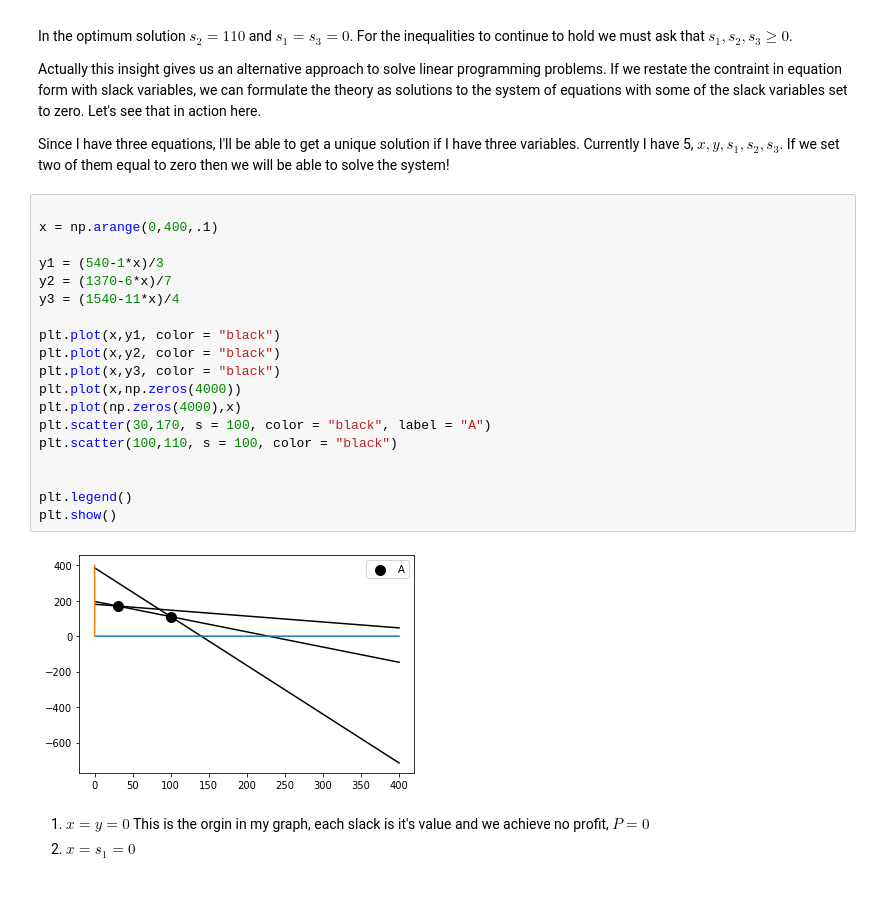
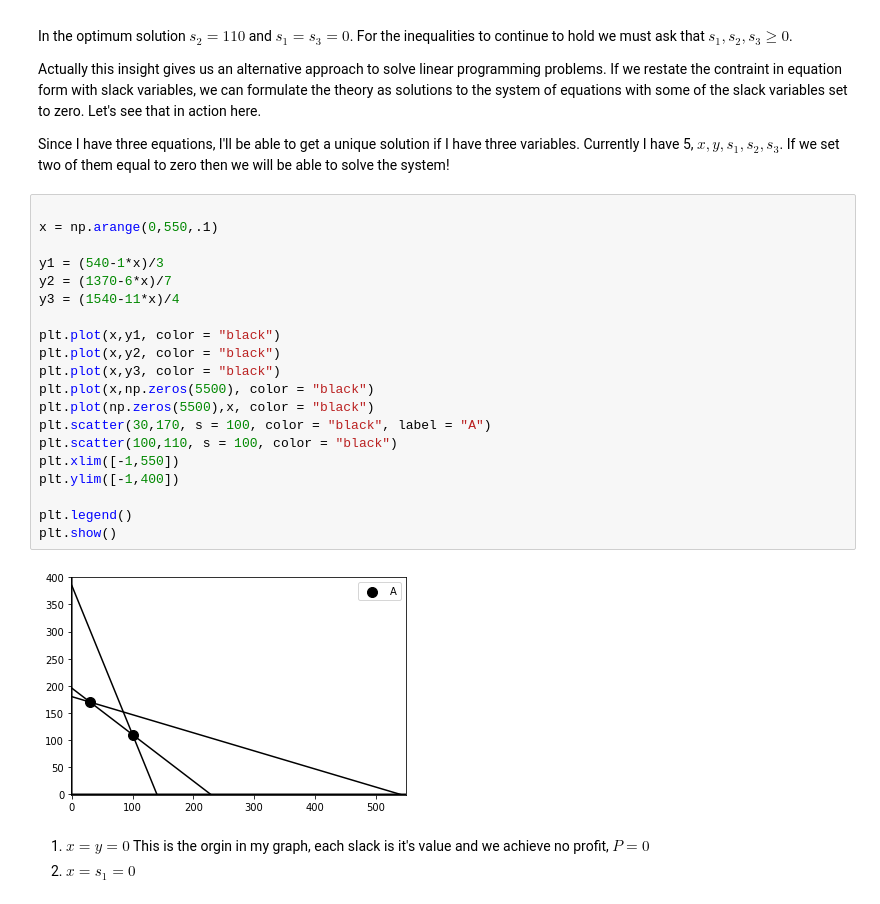
Before and after one commit to nurfnick/Operations_Research, a Jupyter notebook: Chapter2LinearProgramming.ipynb, the cells around one changed output. Cells and saved outputs as stored; diff of their text form.

```diff
--- a/Chapter2LinearProgramming.ipynb
+++ b/Chapter2LinearProgramming.ipynb
@@ -196,25 +195,26 @@ Actually this insight gives us an alternative approach to solve linear programmi
 Since I have three equations, I'll be able to get a unique solution if I have three variables.  Currently I have 5, $x,y,s_1,s_2,s_3$.  If we set two of them equal to zero then we will be able to solve the system!
 # %%
 
-x = np.arange(0,400,.1)
+x = np.arange(0,550,.1)
 
 y1 = (540-1*x)/3
 y2 = (1370-6*x)/7
 y3 = (1540-11*x)/4
 
 plt.plot(x,y1, color = "black")
 plt.plot(x,y2, color = "black")
 plt.plot(x,y3, color = "black")
-plt.plot(x,np.zeros(4000))
-plt.plot(np.zeros(4000),x)
+plt.plot(x,np.zeros(5500), color = "black")
+plt.plot(np.zeros(5500),x, color = "black")
 plt.scatter(30,170, s = 100, color = "black", label = "A")
 plt.scatter(100,110, s = 100, color = "black")
-
+plt.xlim([-1,550])
+plt.ylim([-1,400])
 
 plt.legend()
 plt.show()
 # %% [output]
-[figure, old version]
+[figure, new version]
 # %% [markdown]
 1. $x=y=0$ This is the orgin in my graph, each slack is it's value and we achieve no profit, $P = 0$
 2. $x = s_1 = 0$
```
Also changed, not shown: parts of 1 cell of this notebook.
